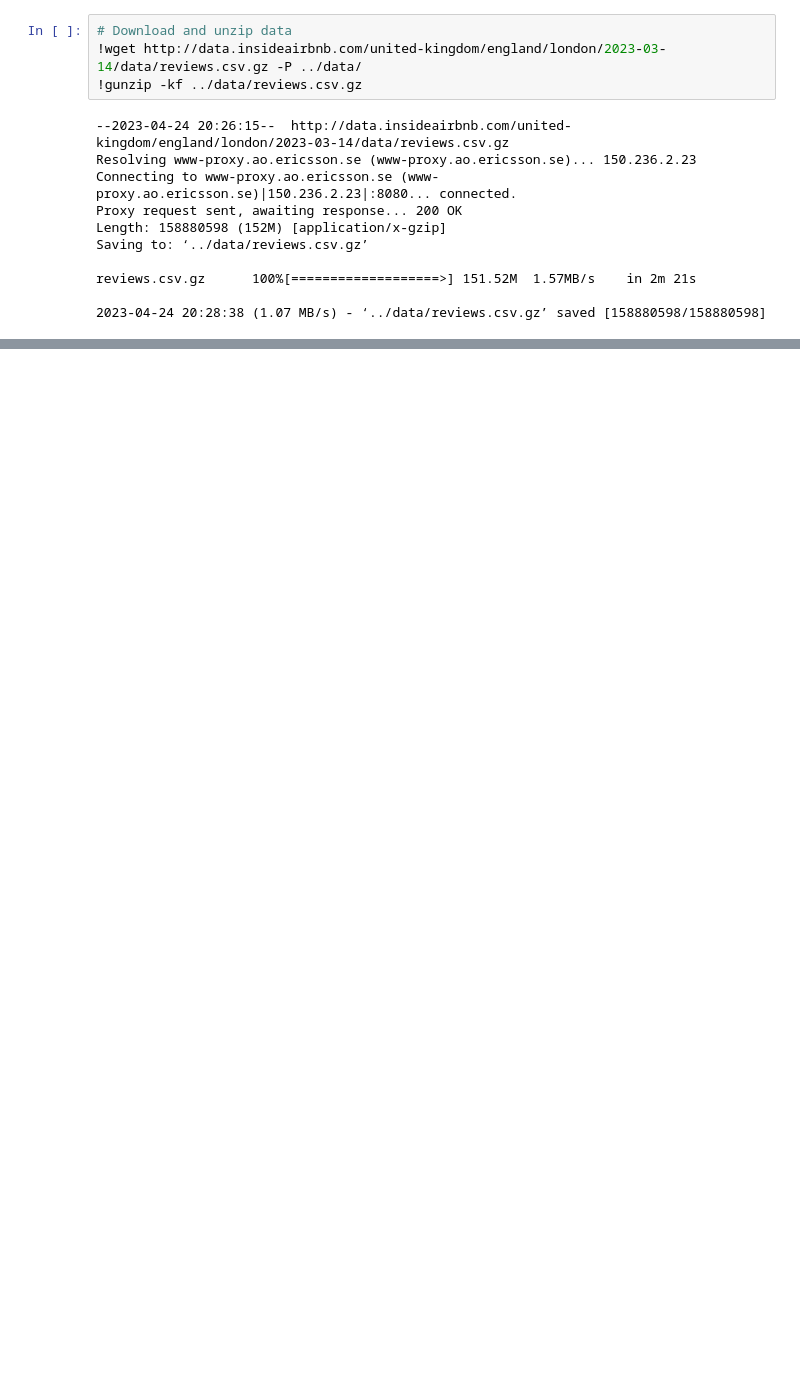
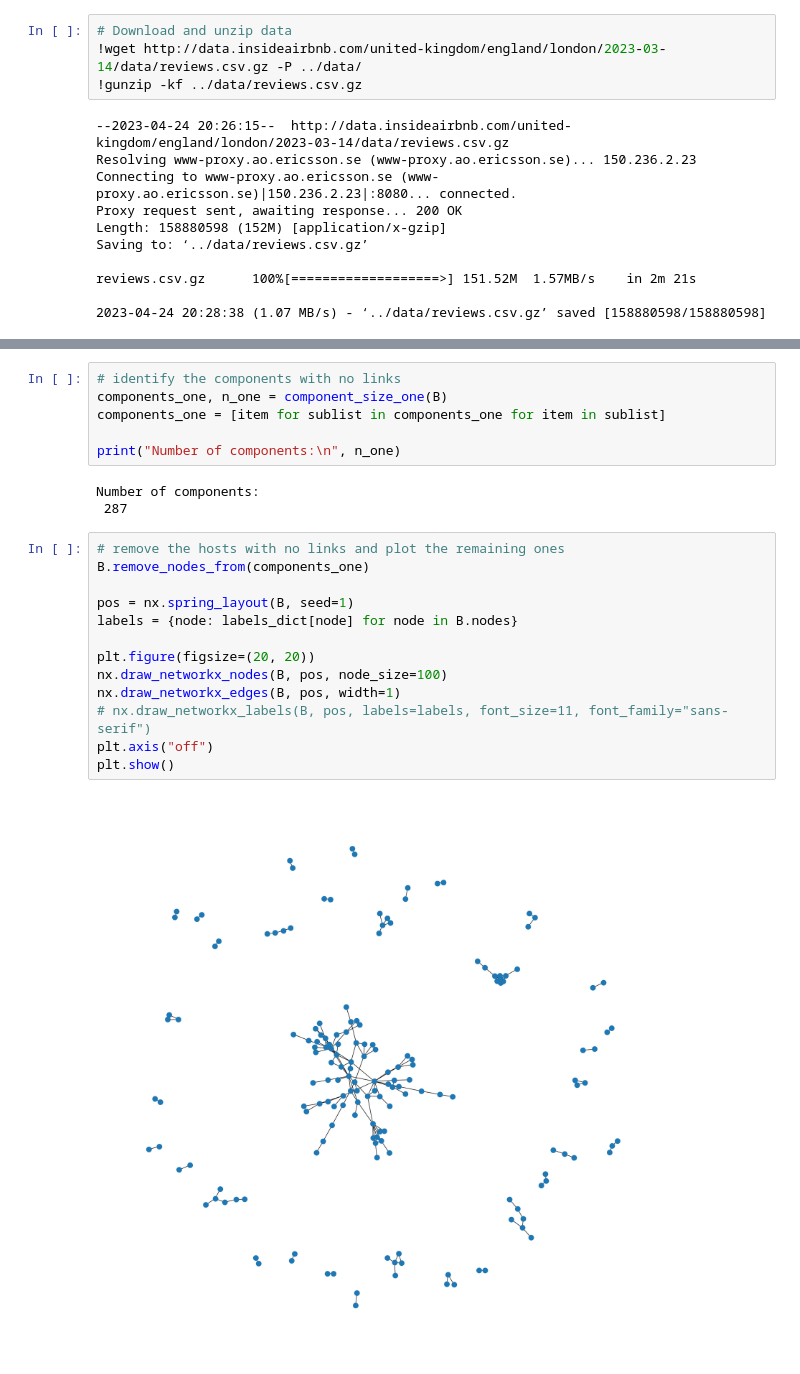
Before and after one commit to codersneha3012/airbnb, a Jupyter notebook: notebooks/usecase2.ipynb, the cells around one changed output, grey strips where cells are left out. Drawn from its saved outputs; the diff is of its cells as text; blank space fills up the shorter version.

```diff
--- a/notebooks/usecase2.ipynb
+++ b/notebooks/usecase2.ipynb
@@ -71,0 +275,24 @@ Name: reviewer_id, Length: 1145305, dtype: int64
+# %%
+# identify the components with no links
+components_one, n_one = component_size_one(B)
+components_one = [item for sublist in components_one for item in sublist]
+
+print("Number of components:\n", n_one)
+# %% [output]
+Number of components:
+ 287
+# %%
+# remove the hosts with no links and plot the remaining ones
+B.remove_nodes_from(components_one)
+
+pos = nx.spring_layout(B, seed=1)
+labels = {node: labels_dict[node] for node in B.nodes}
+
+plt.figure(figsize=(20, 20))
+nx.draw_networkx_nodes(B, pos, node_size=100)
+nx.draw_networkx_edges(B, pos, width=1)
+# nx.draw_networkx_labels(B, pos, labels=labels, font_size=11, font_family="sans-serif")
+plt.axis("off")
+plt.show()
+# %% [output]
+[figure, added]
```
Also changed, not shown: parts of 46 cells of this notebook, 2 other files.
